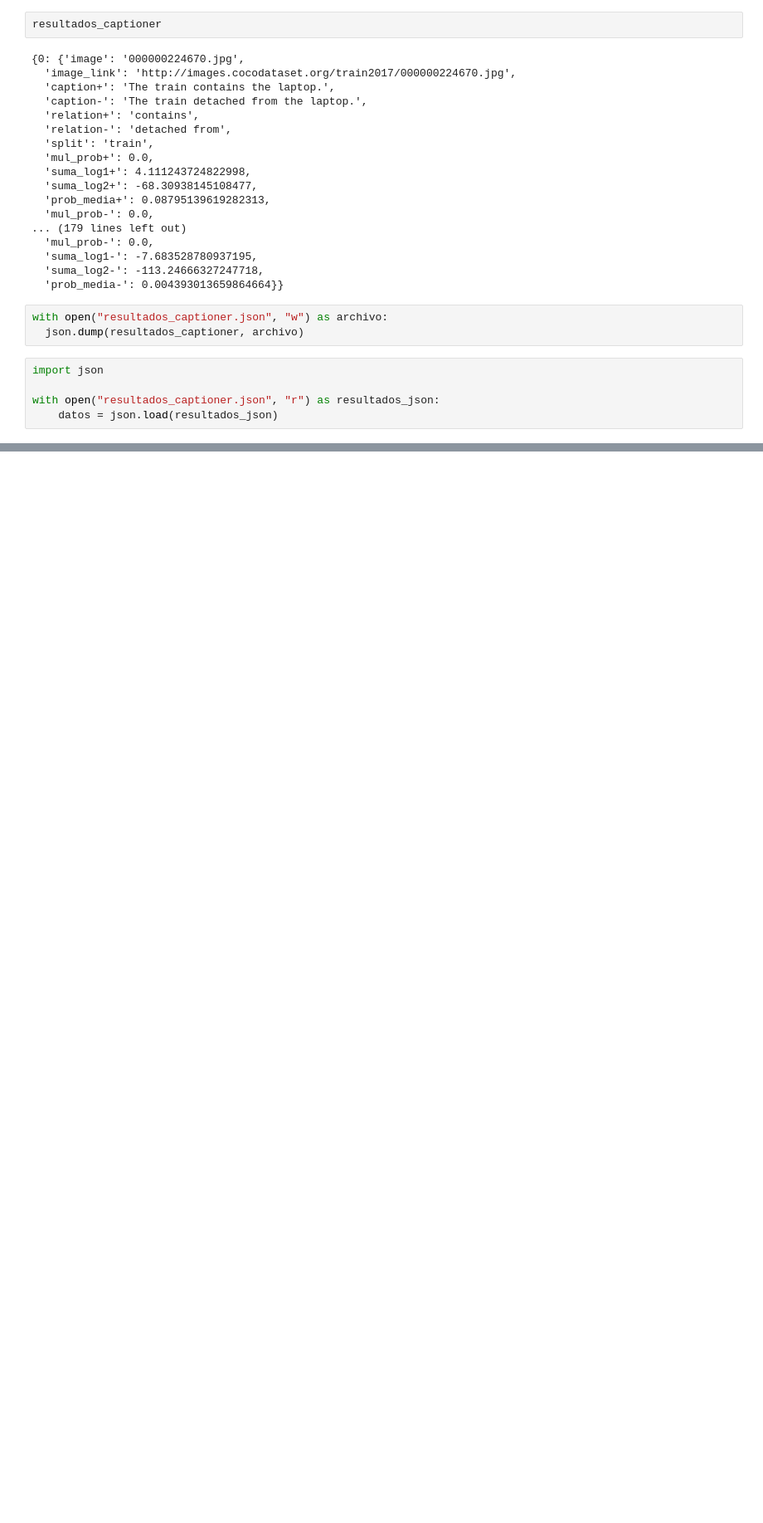
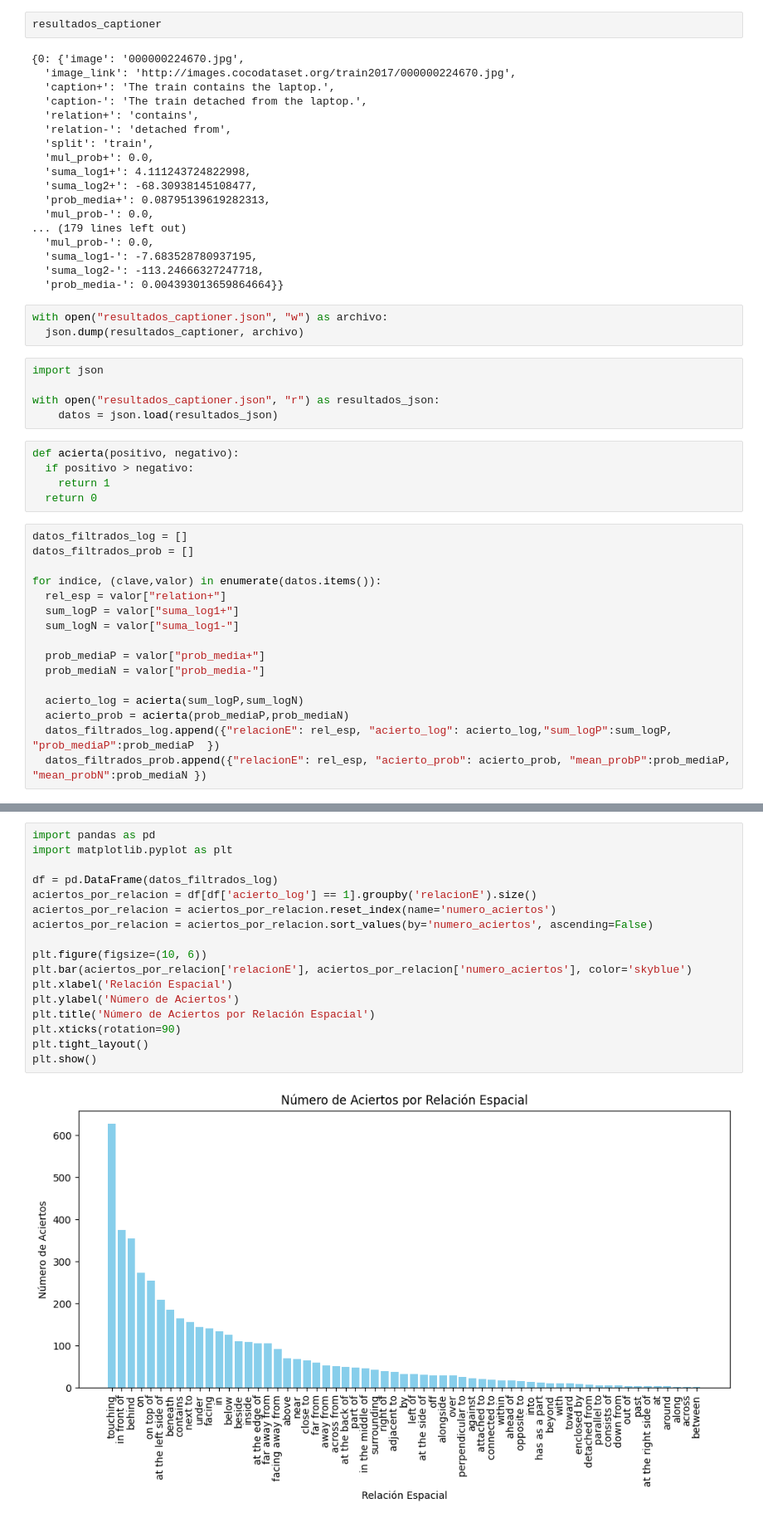
Before and after one commit to sarenales/VSR-Retrieval, a Jupyter notebook: Analisis_OFAVSR.ipynb, the cells around one changed output, grey strips where cells are left out. Shown at 83% size. Saved outputs shown, nothing was run; the diff lists cells and outputs as text; blank space fills up the shorter version.

```diff
--- a/Analisis_OFAVSR.ipynb
+++ b/Analisis_OFAVSR.ipynb
@@ -857,3 +857,24 @@ import json
 
 with open("resultados_captioner.json", "r") as resultados_json:
     datos = json.load(resultados_json)
+# %%
+def acierta(positivo, negativo):
+  if positivo > negativo:
+    return 1
+  return 0
+# %%
+datos_filtrados_log = []
+datos_filtrados_prob = []
+
+for indice, (clave,valor) in enumerate(datos.items()):
+  rel_esp = valor["relation+"]
+  sum_logP = valor["suma_log1+"]
+  sum_logN = valor["suma_log1-"]
+
+  prob_mediaP = valor["prob_media+"]
+  prob_mediaN = valor["prob_media-"]
+
+  acierto_log = acierta(sum_logP,sum_logN)
+  acierto_prob = acierta(prob_mediaP,prob_mediaN)
+  datos_filtrados_log.append({"relacionE": rel_esp, "acierto_log": acierto_log,"sum_logP":sum_logP, "prob_mediaP":prob_mediaP  })
+  datos_filtrados_prob.append({"relacionE": rel_esp, "acierto_prob": acierto_prob, "mean_probP":prob_mediaP, "mean_probN":prob_mediaN })
@@ -859,0 +913,19 @@ with open("resultados_captioner.json", "r") as resultados_json:
+# %%
+import pandas as pd
+import matplotlib.pyplot as plt
+
+df = pd.DataFrame(datos_filtrados_log)
+aciertos_por_relacion = df[df['acierto_log'] == 1].groupby('relacionE').size()
+aciertos_por_relacion = aciertos_por_relacion.reset_index(name='numero_aciertos')
+aciertos_por_relacion = aciertos_por_relacion.sort_values(by='numero_aciertos', ascending=False)
+
+plt.figure(figsize=(10, 6))
+plt.bar(aciertos_por_relacion['relacionE'], aciertos_por_relacion['numero_aciertos'], color='skyblue')
+plt.xlabel('Relación Espacial')
+plt.ylabel('Número de Aciertos')
+plt.title('Número de Aciertos por Relación Espacial')
+plt.xticks(rotation=90)
+plt.tight_layout()
+plt.show()
+# %% [output]
+[figure, added]
```
Also changed, not shown: parts of 3 cells of this notebook.
